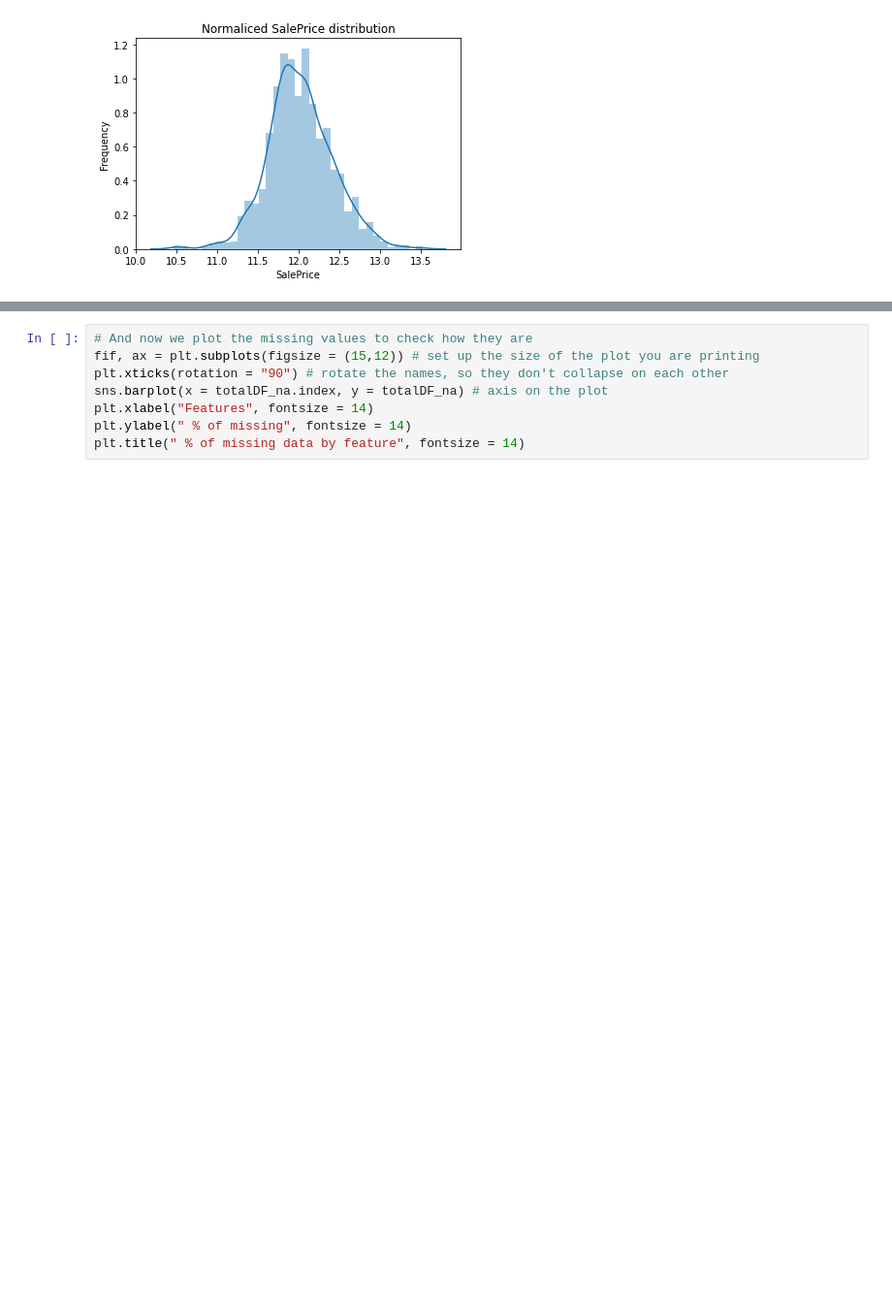
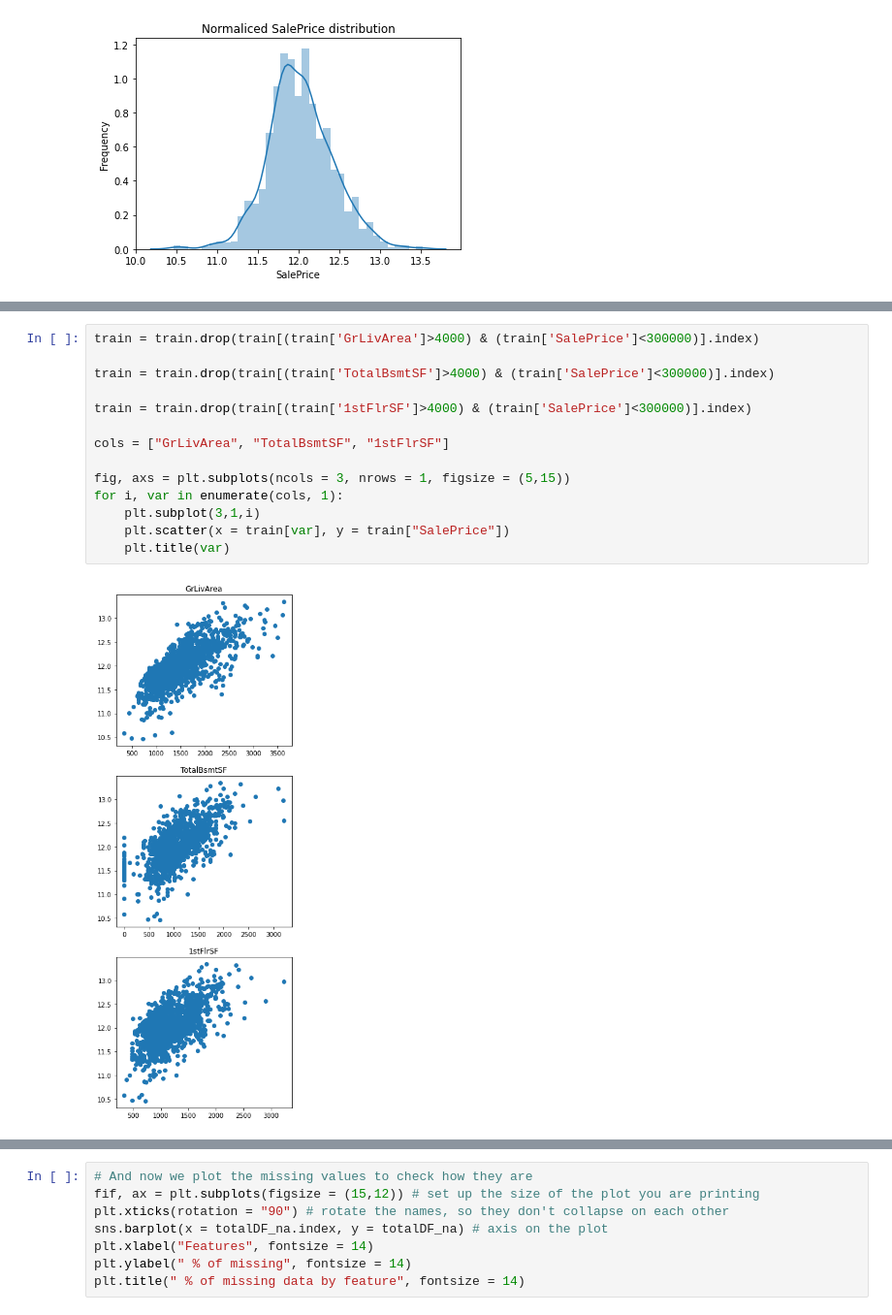
Before and after one commit to jogonzro/Kaggle_prices, a Jupyter notebook: first.ipynb, the cells around one changed output, grey strips where cells are left out. Shown at 97% size. Saved outputs shown, nothing was run; the diff lists cells and outputs as text; blank space fills up the shorter version.

```diff
--- a/first.ipynb
+++ b/first.ipynb
@@ -256,0 +322,16 @@ Kurtosis: 0.809519155707878
+# %%
+train = train.drop(train[(train['GrLivArea']>4000) & (train['SalePrice']<300000)].index)
+
+train = train.drop(train[(train['TotalBsmtSF']>4000) & (train['SalePrice']<300000)].index)
+
+train = train.drop(train[(train['1stFlrSF']>4000) & (train['SalePrice']<300000)].index)
+
+cols = ["GrLivArea", "TotalBsmtSF", "1stFlrSF"]
+
+fig, axs = plt.subplots(ncols = 3, nrows = 1, figsize = (5,15))
+for i, var in enumerate(cols, 1):
+    plt.subplot(3,1,i)
+    plt.scatter(x = train[var], y = train["SalePrice"])
+    plt.title(var)
+# %% [output]
+[figure, added]
```
Also changed, not shown: parts of 19 cells of this notebook, 2 other files.
